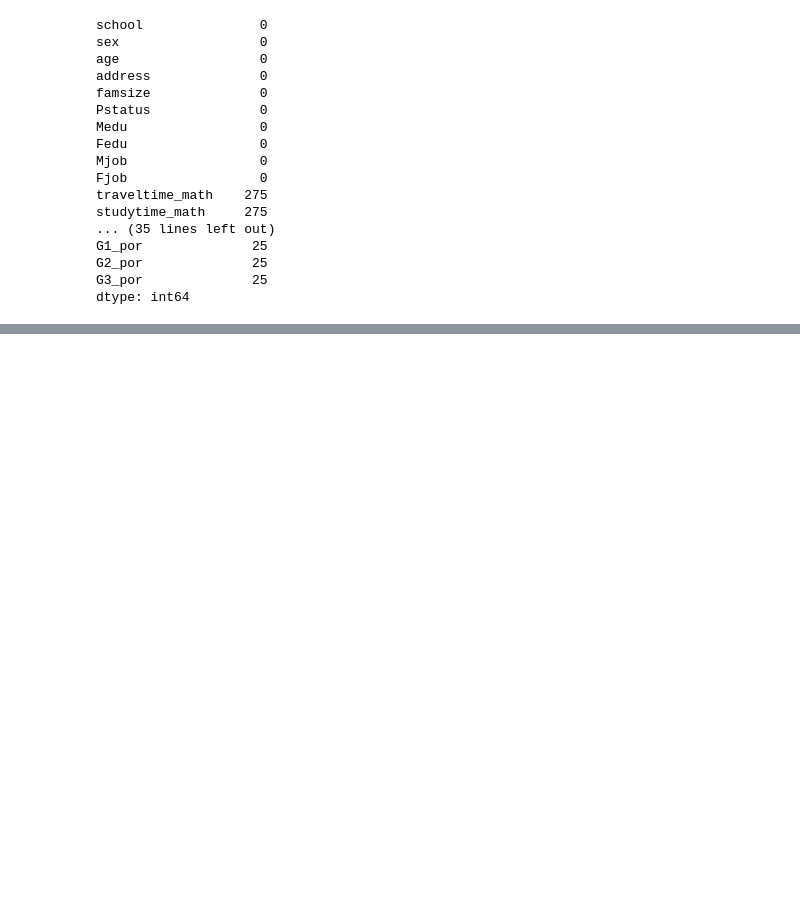
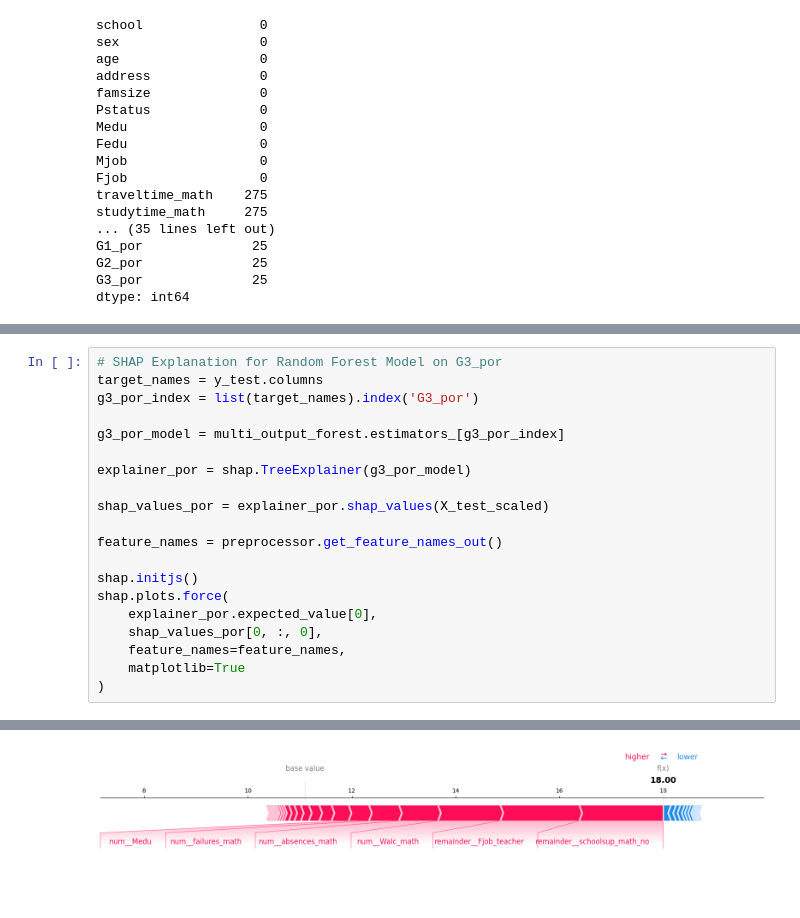
Before and after one commit to RwittikSarker/Machine-Learning-Project-Student_Performance_Predictor, a Jupyter notebook: student_performance_predictor.ipynb, the cells around one changed output, grey strips where cells are left out. Cells and saved outputs as stored; diff of their text form; blank space fills up the shorter version.

```diff
--- a/student_performance_predictor.ipynb
+++ b/student_performance_predictor.ipynb
@@ -355,0 +612,21 @@ R2: 0.2474687273158418
+# %%
+# SHAP Explanation for Random Forest Model on G3_por
+target_names = y_test.columns
+g3_por_index = list(target_names).index('G3_por')
+
+g3_por_model = multi_output_forest.estimators_[g3_por_index]
+
+explainer_por = shap.TreeExplainer(g3_por_model)
+
+shap_values_por = explainer_por.shap_values(X_test_scaled)
+
+feature_names = preprocessor.get_feature_names_out()
+
+shap.initjs()
+shap.plots.force(
+    explainer_por.expected_value[0],
+    shap_values_por[0, :, 0],
+    feature_names=feature_names,
+    matplotlib=True
+)
+# %% [output]
@@ -355,0 +634 @@ R2: 0.2474687273158418
+[figure, added]
```
Also changed, not shown: parts of 20 cells of this notebook.
